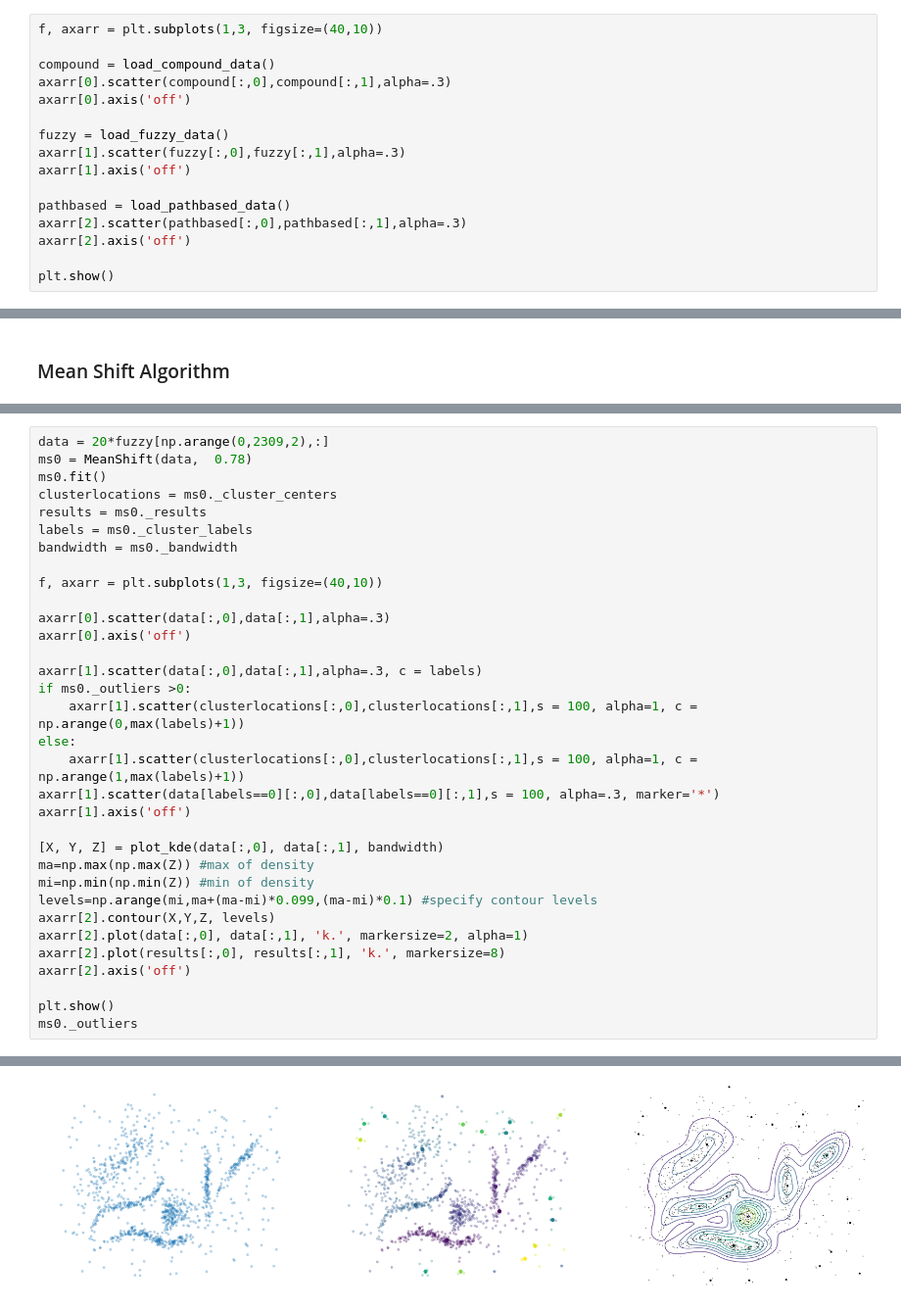
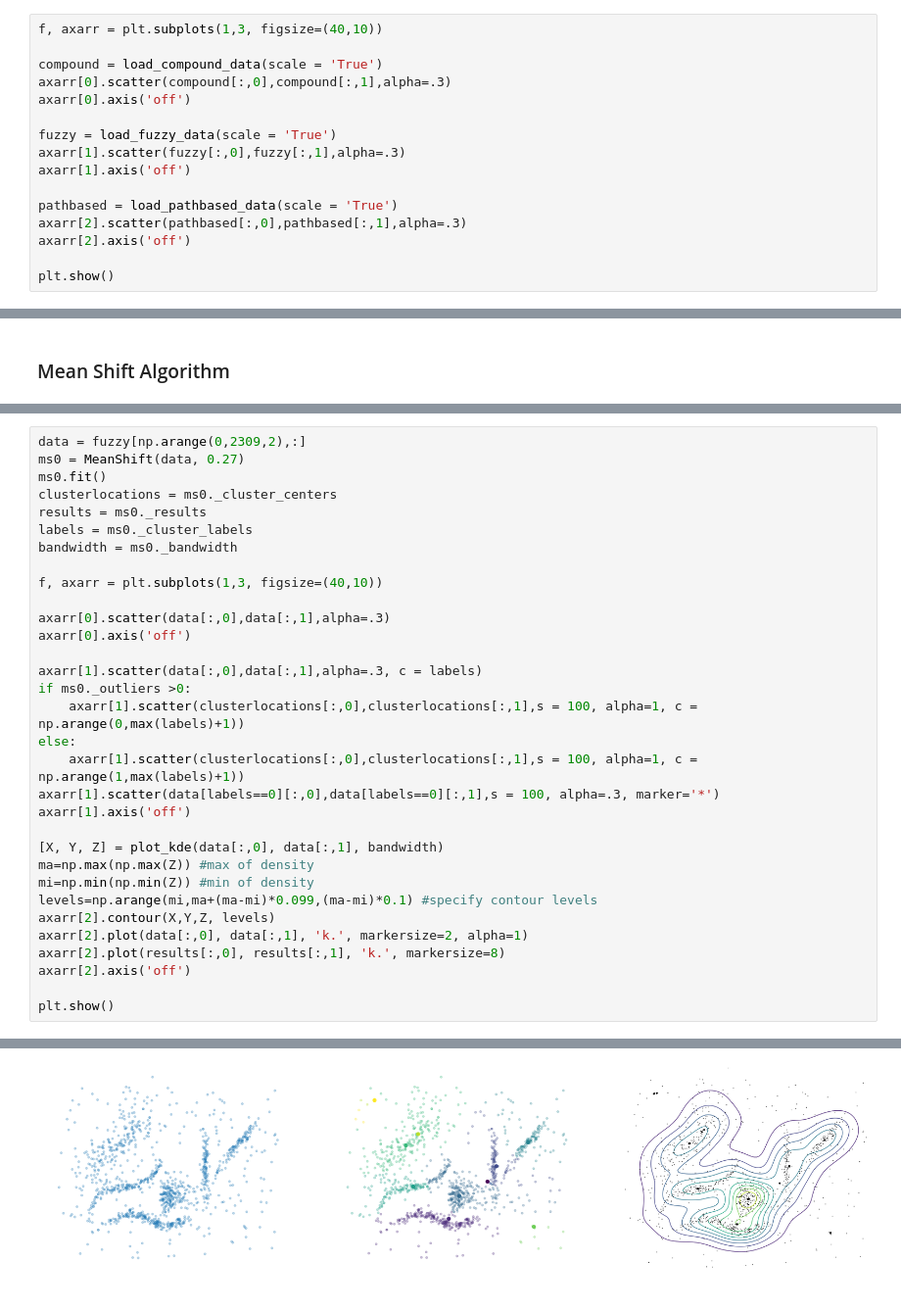
Before and after one commit to clustertoolsgroup/clustertools_project, a Jupyter notebook: more_examples.ipynb, the cells around one changed output, grey strips where cells are left out. Shown at 98% size. Drawn from its saved outputs; the diff is of its cells as text.

```diff
--- a/more_examples.ipynb
+++ b/more_examples.ipynb
@@ -44,15 +44,15 @@ plt.show()
 # %%
 f, axarr = plt.subplots(1,3, figsize=(40,10))
 
-compound = load_compound_data()
+compound = load_compound_data(scale = 'True')
 axarr[0].scatter(compound[:,0],compound[:,1],alpha=.3)
 axarr[0].axis('off')
 
-fuzzy = load_fuzzy_data()
+fuzzy = load_fuzzy_data(scale = 'True')
 axarr[1].scatter(fuzzy[:,0],fuzzy[:,1],alpha=.3)
 axarr[1].axis('off')
 
-pathbased = load_pathbased_data()
+pathbased = load_pathbased_data(scale = 'True')
 axarr[2].scatter(pathbased[:,0],pathbased[:,1],alpha=.3)
 axarr[2].axis('off')
 
@@ -66,6 +66,6 @@ from clustertools.models.MeanShift import MeanShift, plot_kde
 # %%
-data = 20*fuzzy[np.arange(0,2309,2),:]
-ms0 = MeanShift(data,  0.78)
+data = fuzzy[np.arange(0,2309,2),:]
+ms0 = MeanShift(data, 0.27)
 ms0.fit()
 clusterlocations = ms0._cluster_centers
 results = ms0._results
@@ -95,5 +95,4 @@ axarr[2].plot(results[:,0], results[:,1], 'k.', markersize=8)
 axarr[2].axis('off')
 
 plt.show()
-ms0._outliers
 # %% [output]
@@ -108 +107 @@ sum of within cluster squared errors: 397.205945
-[figure, old version]
+[figure, new version]
```
Also changed, not shown: parts of 10 cells of this notebook, 3 other files.
